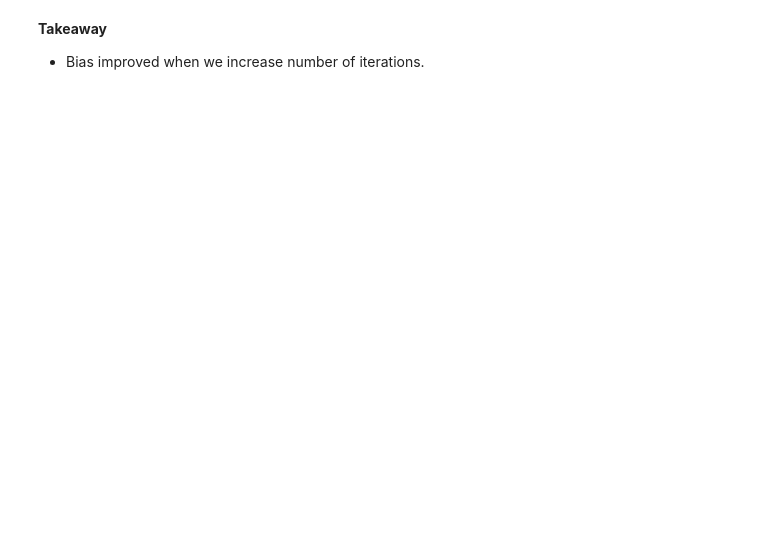
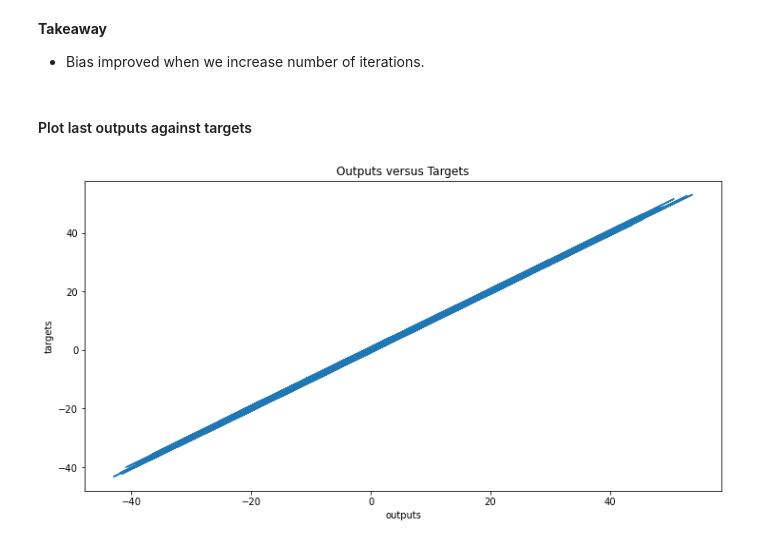
Before and after one commit to DesireeMcElroy/tensorflow-practice, a Jupyter notebook: basic_neural_network_example.ipynb, the cells around one changed output. Saved outputs shown, nothing was run; the diff lists cells and outputs as text; code cells hidden in the pictures; blank space fills up the shorter version.

Commit message:
plotting target v outputs

```diff
--- a/basic_neural_network_example.ipynb
+++ b/basic_neural_network_example.ipynb
@@ -249,3 +249,13 @@ Bias is
 # %% [markdown]
 **Takeaway**
 - Bias improved when we increase number of iterations.
+# %% [markdown]
+#### Plot last outputs against targets
+# %%
+plt.figure(figsize=(12,6))
+plt.plot(outputs,targets)
+plt.xlabel('outputs')
+plt.ylabel('targets')
+plt.title("Outputs versus Targets");
+# %% [output]
+[figure, added]
```
Also changed, not shown: parts of 10 cells of this notebook.
